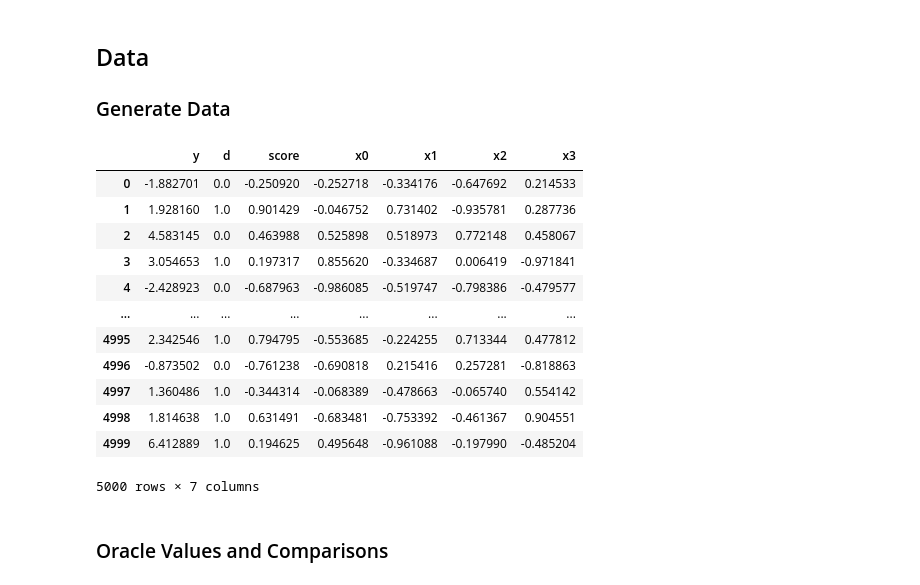
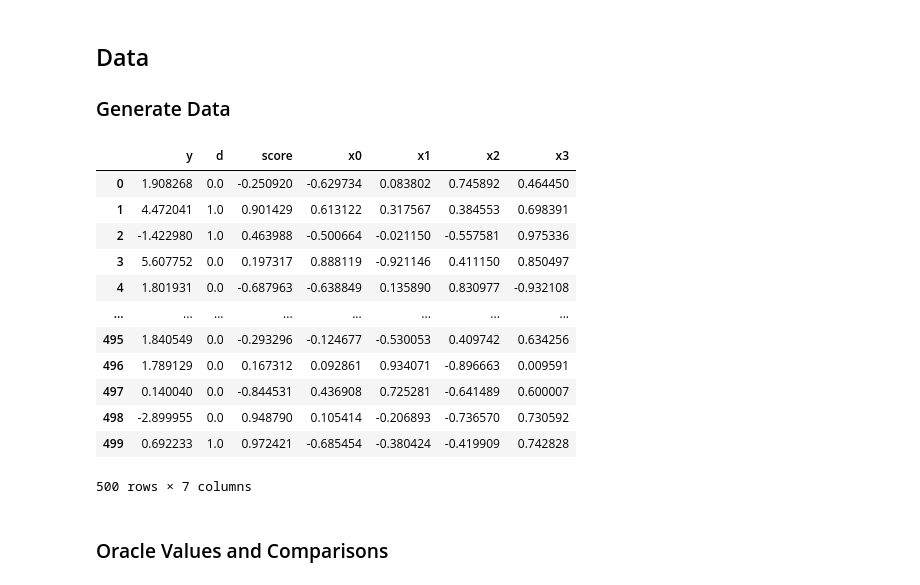
Before and after one commit to DoubleML/doubleml-rdflex, a Jupyter notebook: doubleml/rdd/notebooks/example_nb_v01.ipynb, the cells around one changed output. Drawn from its saved outputs; the diff is of its cells as text; code cells hidden in the pictures.

```diff
--- a/doubleml/rdd/notebooks/example_nb_v01.ipynb
+++ b/doubleml/rdd/notebooks/example_nb_v01.ipynb
@@ -23,28 +24,28 @@ from doubleml.rdd.datasets import make_simple_rdd_data
 ### Generate Data
 # %%
 np.random.seed(42)
-data_dict = make_simple_rdd_data(n_obs=5000)
+data_dict = make_simple_rdd_data(n_obs=500)
 
 cov_names = ['x' + str(i) for i in range(data_dict['X'].shape[1])]
 df = pd.DataFrame(
     np.column_stack((data_dict['Y'], data_dict['D'], data_dict['score'], data_dict['X'])),
     columns=['y', 'd', 'score'] + cov_names,
 )
 df
 # %% [output]
 |  | y | d | score | x0 | x1 | x2 | x3 |
-| 0 | -1.882701 | 0.0 | -0.250920 | -0.252718 | -0.334176 | -0.647692 | 0.214533 |
-| 1 | 1.928160 | 1.0 | 0.901429 | -0.046752 | 0.731402 | -0.935781 | 0.287736 |
-| 2 | 4.583145 | 0.0 | 0.463988 | 0.525898 | 0.518973 | 0.772148 | 0.458067 |
-| 3 | 3.054653 | 1.0 | 0.197317 | 0.855620 | -0.334687 | 0.006419 | -0.971841 |
-| 4 | -2.428923 | 0.0 | -0.687963 | -0.986085 | -0.519747 | -0.798386 | -0.479577 |
+| 0 | 1.908268 | 0.0 | -0.250920 | -0.629734 | 0.083802 | 0.745892 | 0.464450 |
+| 1 | 4.472041 | 1.0 | 0.901429 | 0.613122 | 0.317567 | 0.384553 | 0.698391 |
+| 2 | -1.422980 | 1.0 | 0.463988 | -0.500664 | -0.021150 | -0.557581 | 0.975336 |
+| 3 | 5.607752 | 0.0 | 0.197317 | 0.888119 | -0.921146 | 0.411150 | 0.850497 |
+| 4 | 1.801931 | 0.0 | -0.687963 | -0.638849 | 0.135890 | 0.830977 | -0.932108 |
 | ... | ... | ... | ... | ... | ... | ... | ... |
-| 4995 | 2.342546 | 1.0 | 0.794795 | -0.553685 | -0.224255 | 0.713344 | 0.477812 |
-| 4996 | -0.873502 | 0.0 | -0.761238 | -0.690818 | 0.215416 | 0.257281 | -0.818863 |
-| 4997 | 1.360486 | 1.0 | -0.344314 | -0.068389 | -0.478663 | -0.065740 | 0.554142 |
-| 4998 | 1.814638 | 1.0 | 0.631491 | -0.683481 | -0.753392 | -0.461367 | 0.904551 |
-| 4999 | 6.412889 | 1.0 | 0.194625 | 0.495648 | -0.961088 | -0.197990 | -0.485204 |
+| 495 | 1.840549 | 0.0 | -0.293296 | -0.124677 | -0.530053 | 0.409742 | 0.634256 |
+| 496 | 1.789129 | 0.0 | 0.167312 | 0.092861 | 0.934071 | -0.896663 | 0.009591 |
+| 497 | 0.140040 | 0.0 | -0.844531 | 0.436908 | 0.725281 | -0.641489 | 0.600007 |
+| 498 | -2.899955 | 0.0 | 0.948790 | 0.105414 | -0.206893 | -0.736570 | 0.730592 |
+| 499 | 0.692233 | 1.0 | 0.972421 | -0.685454 | -0.380424 | -0.419909 | 0.742828 |
-5000 rows × 7 columns
+500 rows × 7 columns
 # %%
 fig = px.scatter(
     x=df['score'],
```
Also changed, not shown: parts of 8 cells of this notebook.
